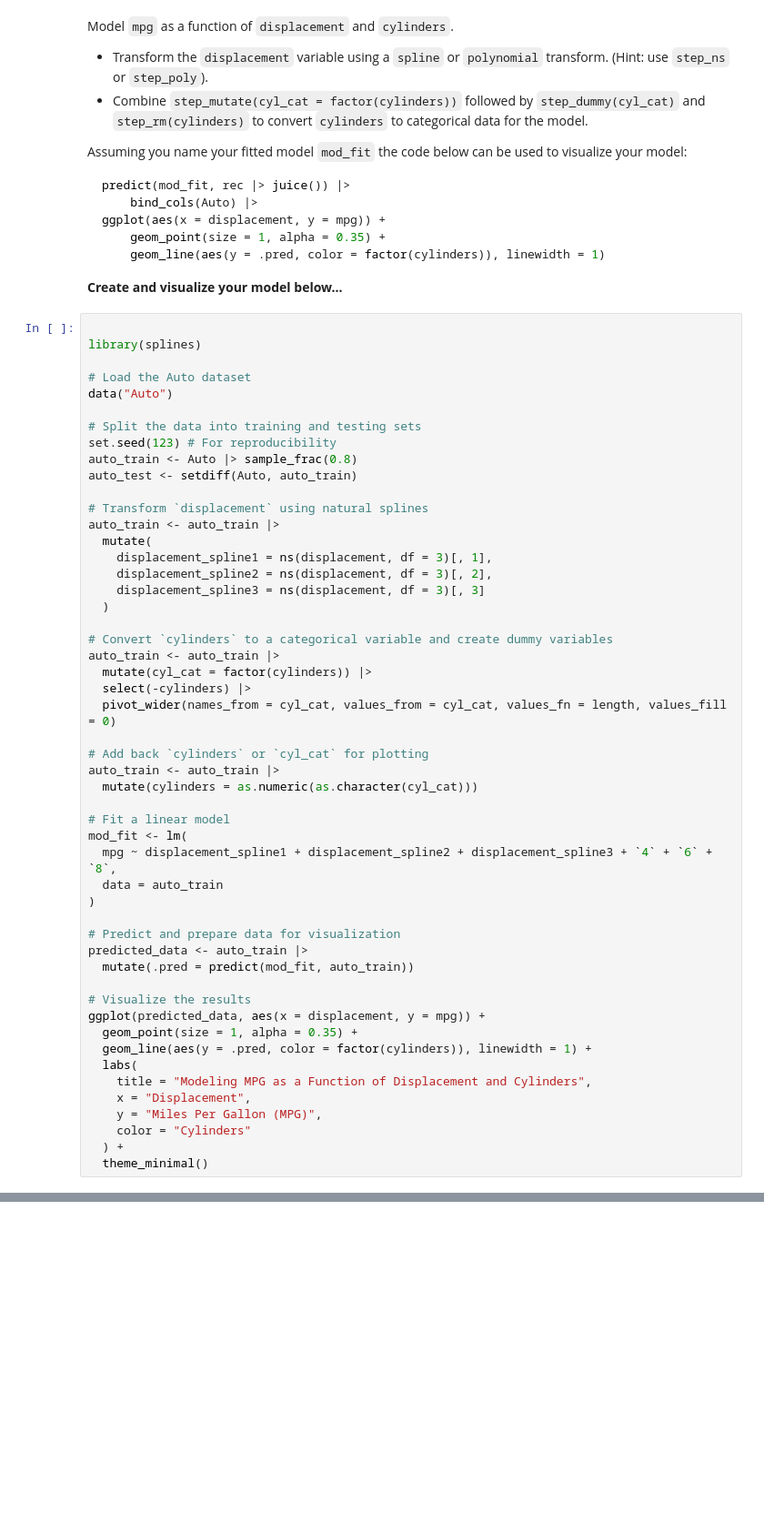
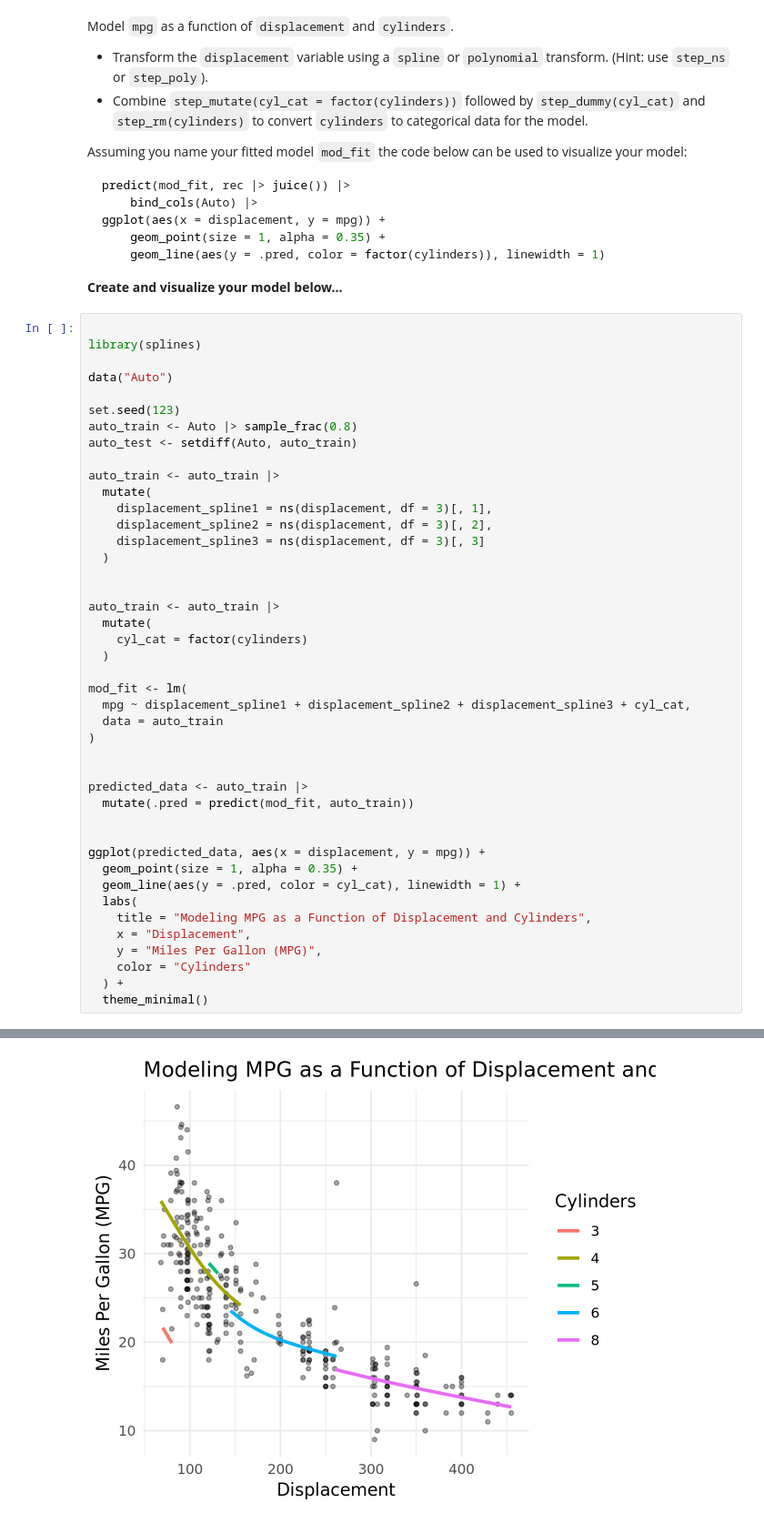
Before and after one commit to UNC-DATA-730/unit-12-assignment-djmitch79, a Jupyter notebook: assignment12.ipynb, the cells around one changed output, grey strips where cells are left out. Shown at 91% size. Cells and saved outputs as stored; diff of their text form; blank space fills up the shorter version.

```diff
--- a/assignment12.ipynb
+++ b/assignment12.ipynb
@@ -73,15 +73,12 @@ ggplot(aes(x = displacement, y = mpg)) +
 
 library(splines)
 
-# Load the Auto dataset
 data("Auto")
 
-# Split the data into training and testing sets
-set.seed(123) # For reproducibility
+set.seed(123)
 auto_train <- Auto |> sample_frac(0.8)
 auto_test <- setdiff(Auto, auto_train)
 
-# Transform `displacement` using natural splines
 auto_train <- auto_train |>
   mutate(
     displacement_spline1 = ns(displacement, df = 3)[, 1],
@@ -89,30 +86,25 @@ auto_train <- auto_train |>
     displacement_spline3 = ns(displacement, df = 3)[, 3]
   )
 
-# Convert `cylinders` to a categorical variable and create dummy variables
+
 auto_train <- auto_train |>
-  mutate(cyl_cat = factor(cylinders)) |>
-  select(-cylinders) |>
-  pivot_wider(names_from = cyl_cat, values_from = cyl_cat, values_fn = length, values_fill = 0)
+  mutate(
+    cyl_cat = factor(cylinders)
+  )
 
-# Add back `cylinders` or `cyl_cat` for plotting
-auto_train <- auto_train |>
-  mutate(cylinders = as.numeric(as.character(cyl_cat)))
-
-# Fit a linear model
 mod_fit <- lm(
-  mpg ~ displacement_spline1 + displacement_spline2 + displacement_spline3 + `4` + `6` + `8`,
+  mpg ~ displacement_spline1 + displacement_spline2 + displacement_spline3 + cyl_cat,
   data = auto_train
 )
 
-# Predict and prepare data for visualization
+
 predicted_data <- auto_train |>
   mutate(.pred = predict(mod_fit, auto_train))
 
-# Visualize the results
+
 ggplot(predicted_data, aes(x = displacement, y = mpg)) +
   geom_point(size = 1, alpha = 0.35) +
-  geom_line(aes(y = .pred, color = factor(cylinders)), linewidth = 1) +
+  geom_line(aes(y = .pred, color = cyl_cat), linewidth = 1) +
   labs(
     title = "Modeling MPG as a Function of Displacement and Cylinders",
     x = "Displacement",
@@ -127,0 +116 @@ Caused by error:
+[figure, added]
```
Also changed, not shown: parts of 3 cells of this notebook.
